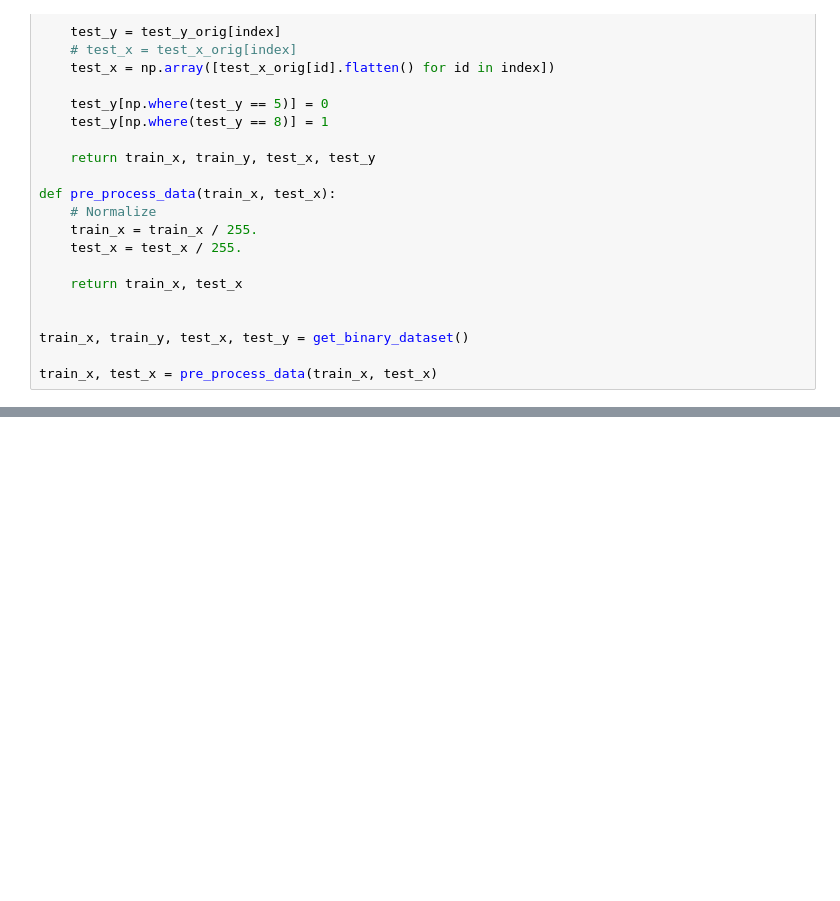
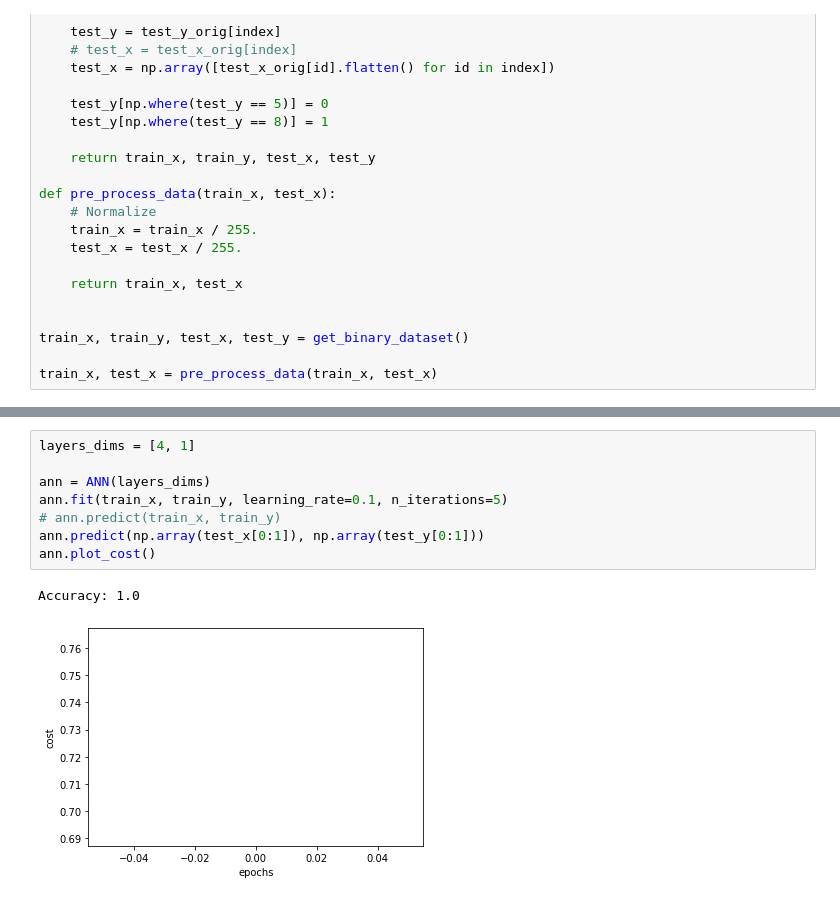
Before and after one commit to changsin/DeepLearningMadeEasy, a Jupyter notebook: 03-simple-neural-network.ipynb, the cells around one changed output, grey strips where cells are left out. Cells and saved outputs as stored; diff of their text form; blank space fills up the shorter version.

```diff
--- a/03-simple-neural-network.ipynb
+++ b/03-simple-neural-network.ipynb
@@ -279,0 +470,11 @@ array([[0.]])
+# %%
+layers_dims = [4, 1]
+
+ann = ANN(layers_dims)
+ann.fit(train_x, train_y, learning_rate=0.1, n_iterations=5)
+# ann.predict(train_x, train_y)
+ann.predict(np.array(test_x[0:1]), np.array(test_y[0:1]))
+ann.plot_cost()
+# %% [output]
+Accuracy: 1.0
+[figure, added]
```
Also changed, not shown: parts of 10 cells of this notebook.
